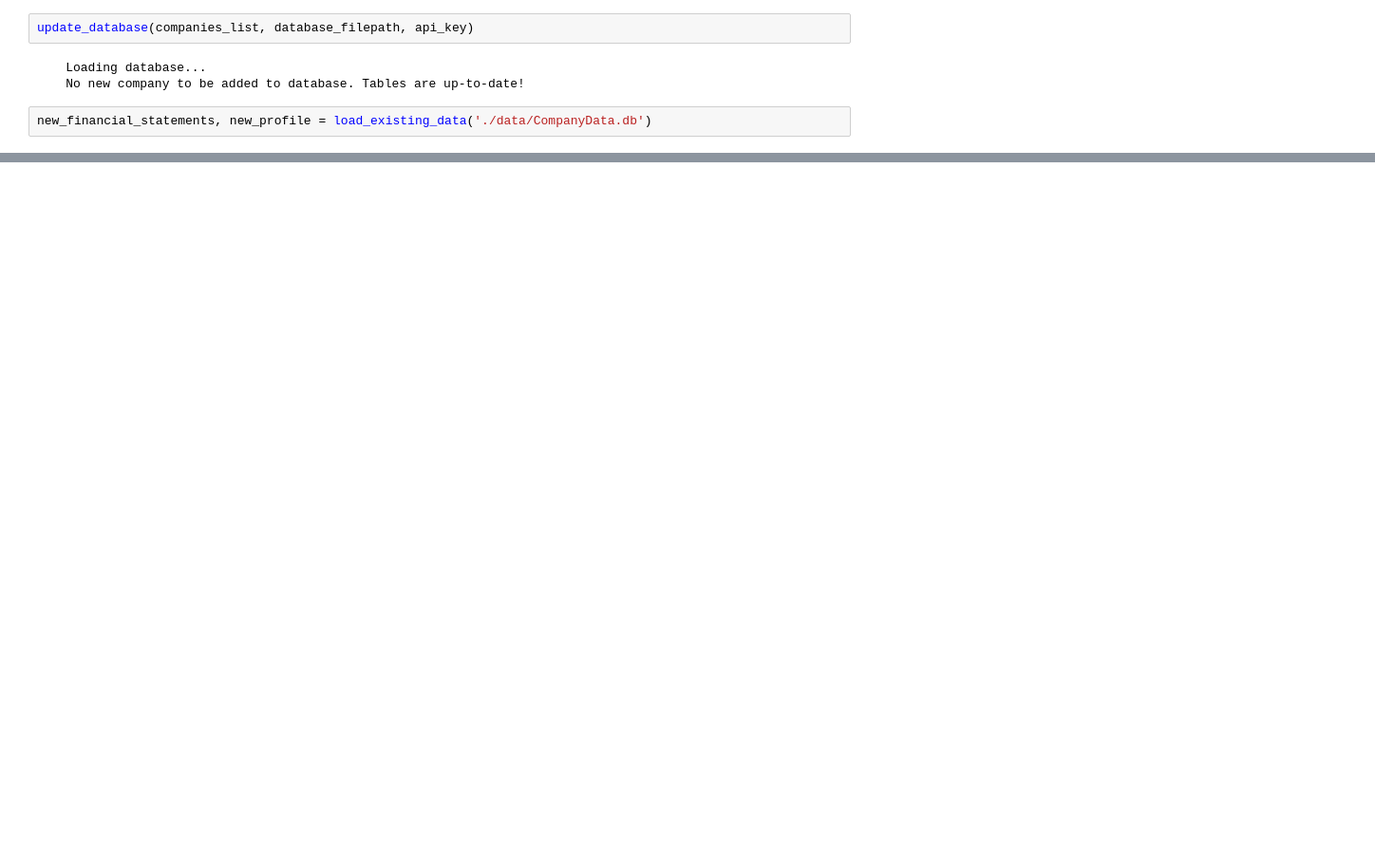
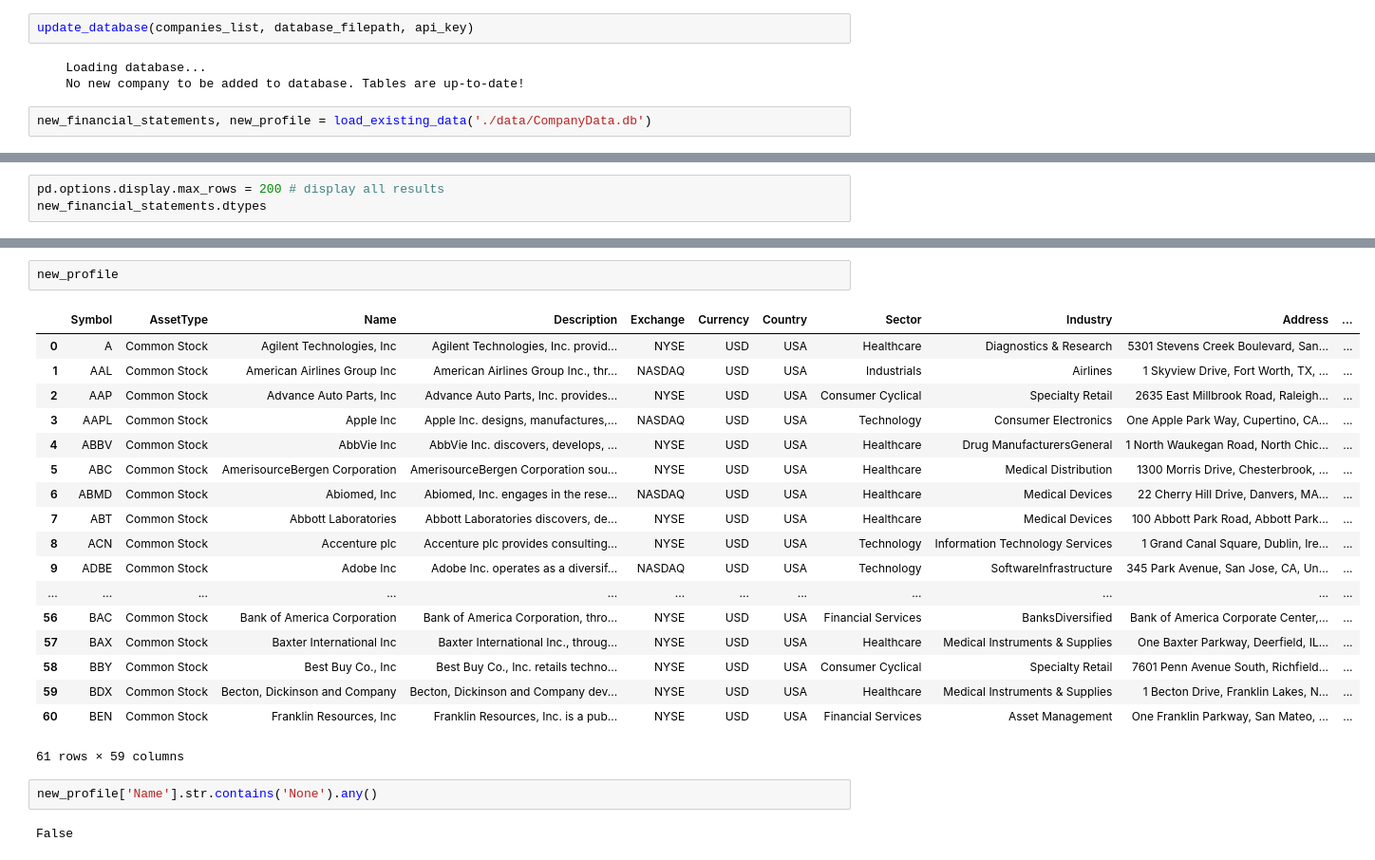
Before and after one commit to ooisiang/stock-analysis, a Jupyter notebook: stock_analysis.ipynb, the cells around one changed output, grey strips where cells are left out. Shown: that part at 95% size. Saved outputs shown, nothing was run; the diff lists cells and outputs as text; blank space fills up the shorter version.

```diff
--- a/stock_analysis.ipynb
+++ b/stock_analysis.ipynb
@@ -632,0 +673,3 @@ new_profile
+# %%
+pd.options.display.max_rows = 200 # display all results
+new_financial_statements.dtypes
@@ -632,0 +834,25 @@ new_profile
+# %%
+new_profile
+# %% [output]
+|  | Symbol | AssetType | Name | Description | Exchange | Currency | Country | Sector | Industry | Address | ... |
+| 0 | A | Common Stock | Agilent Technologies, Inc | Agilent Technologies, Inc. provid... | NYSE | USD | USA | Healthcare | Diagnostics & Research | 5301 Stevens Creek Boulevard, San... | ... |
+| 1 | AAL | Common Stock | American Airlines Group Inc | American Airlines Group Inc., thr... | NASDAQ | USD | USA | Industrials | Airlines | 1 Skyview Drive, Fort Worth, TX, ... | ... |
+| 2 | AAP | Common Stock | Advance Auto Parts, Inc | Advance Auto Parts, Inc. provides... | NYSE | USD | USA | Consumer Cyclical | Specialty Retail | 2635 East Millbrook Road, Raleigh... | ... |
+| 3 | AAPL | Common Stock | Apple Inc | Apple Inc. designs, manufactures,... | NASDAQ | USD | USA | Technology | Consumer Electronics | One Apple Park Way, Cupertino, CA... | ... |
+| 4 | ABBV | Common Stock | AbbVie Inc | AbbVie Inc. discovers, develops, ... | NYSE | USD | USA | Healthcare | Drug ManufacturersGeneral | 1 North Waukegan Road, North Chic... | ... |
+| 5 | ABC | Common Stock | AmerisourceBergen Corporation | AmerisourceBergen Corporation sou... | NYSE | USD | USA | Healthcare | Medical Distribution | 1300 Morris Drive, Chesterbrook, ... | ... |
+| 6 | ABMD | Common Stock | Abiomed, Inc | Abiomed, Inc. engages in the rese... | NASDAQ | USD | USA | Healthcare | Medical Devices | 22 Cherry Hill Drive, Danvers, MA... | ... |
+| 7 | ABT | Common Stock | Abbott Laboratories | Abbott Laboratories discovers, de... | NYSE | USD | USA | Healthcare | Medical Devices | 100 Abbott Park Road, Abbott Park... | ... |
+| 8 | ACN | Common Stock | Accenture plc | Accenture plc provides consulting... | NYSE | USD | USA | Technology | Information Technology Services | 1 Grand Canal Square, Dublin, Ire... | ... |
+| 9 | ADBE | Common Stock | Adobe Inc | Adobe Inc. operates as a diversif... | NASDAQ | USD | USA | Technology | SoftwareInfrastructure | 345 Park Avenue, San Jose, CA, Un... | ... |
+| ... | ... | ... | ... | ... | ... | ... | ... | ... | ... | ... | ... |
+| 56 | BAC | Common Stock | Bank of America Corporation | Bank of America Corporation, thro... | NYSE | USD | USA | Financial Services | BanksDiversified | Bank of America Corporate Center,... | ... |
+| 57 | BAX | Common Stock | Baxter International Inc | Baxter International Inc., throug... | NYSE | USD | USA | Healthcare | Medical Instruments & Supplies | One Baxter Parkway, Deerfield, IL... | ... |
+| 58 | BBY | Common Stock | Best Buy Co., Inc | Best Buy Co., Inc. retails techno... | NYSE | USD | USA | Consumer Cyclical | Specialty Retail | 7601 Penn Avenue South, Richfield... | ... |
+| 59 | BDX | Common Stock | Becton, Dickinson and Company | Becton, Dickinson and Company dev... | NYSE | USD | USA | Healthcare | Medical Instruments & Supplies | 1 Becton Drive, Franklin Lakes, N... | ... |
+| 60 | BEN | Common Stock | Franklin Resources, Inc | Franklin Resources, Inc. is a pub... | NYSE | USD | USA | Financial Services | Asset Management | One Franklin Parkway, San Mateo, ... | ... |
+61 rows × 59 columns
+# %%
+new_profile['Name'].str.contains('None').any()
+# %% [output]
+False
```
Also changed, not shown: parts of 19 cells of this notebook, 1 other file.
